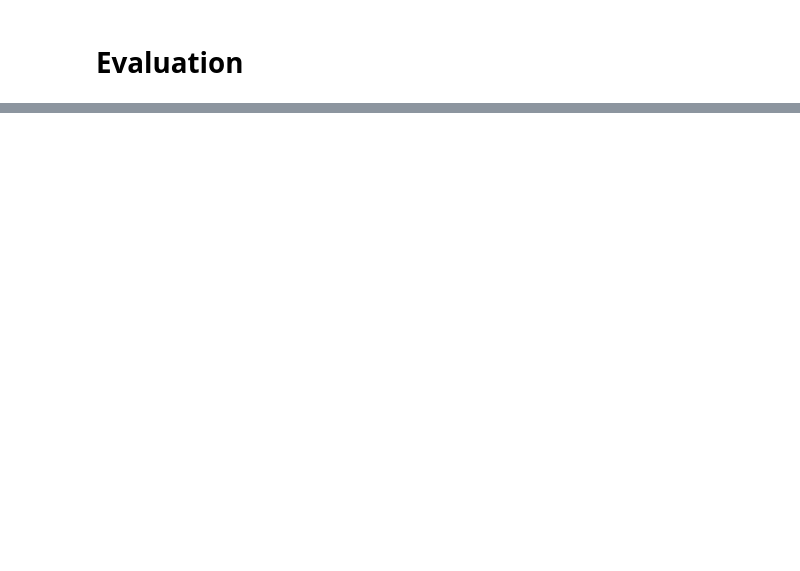
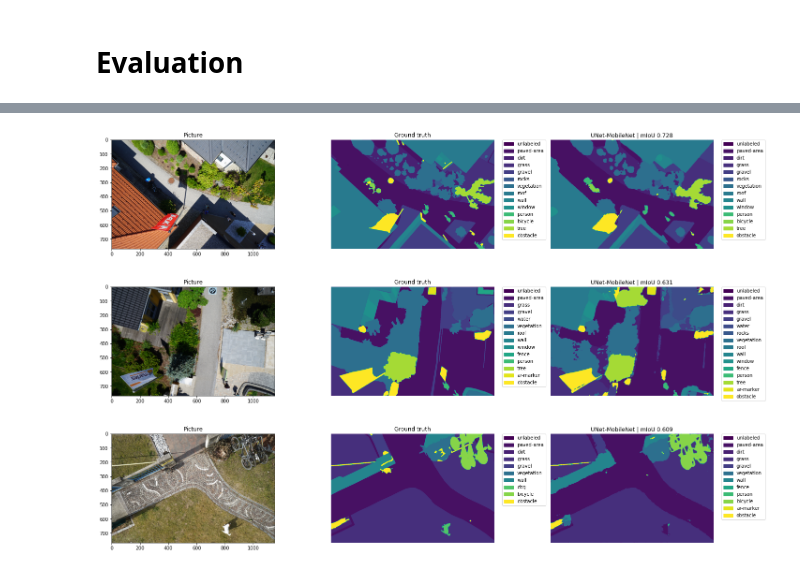
Before and after one commit to yann-ro/deep-aerial, a Jupyter notebook: drone-image-segmentation.ipynb, the cells around one changed output, grey strips where cells are left out. Drawn from its saved outputs; the diff is of its cells as text; code cells hidden in the pictures; blank space fills up the shorter version.

```diff
--- a/drone-image-segmentation.ipynb
+++ b/drone-image-segmentation.ipynb
@@ -481,0 +462,36 @@ ax3.set_axis_off()
+# %%
+def plot_seg_mask(mask, ax, title, labels):
+    im = ax.imshow(mask)
+    ax.set_title(title)
+    ax.set_axis_off()
+
+    label = labels.loc[mask.unique().tolist()].name.to_list()
+    values = np.unique(mask.ravel())
+    colors = [ im.cmap(im.norm(value)) for value in values]
+    patches = [ mpatches.Patch(color=colors[i], label=lab) for i,lab in enumerate(label) ]
+
+    ax.legend(handles=patches, bbox_to_anchor=(1.05, 1), loc=2, borderaxespad=0. )
+
+
+def display_results(i, test_set, model):
+    image1, mask1 = test_set[i]
+    pred_mask1, score1 = predict_image_mask_miou(model, image1, mask1)
+
+    fig, (ax1, ax2, ax3) = plt.subplots(1,3, figsize=(20,10))
+    ax1.imshow(image1)
+    ax1.set_title('Picture')
+
+    plot_seg_mask(mask1, ax2, "Ground truth", label)
+    plot_seg_mask(pred_mask1, ax3, 'UNet-MobileNet | mIoU {:.3f}'.format(score1), label)
+
+    fig.tight_layout()
+# %%
+label = pd.read_csv("data/class_dict_seg.csv")
+
+display_results(2, test_set, model)
+display_results(4, test_set, model)
+display_results(6, test_set, model)
+# %% [output]
+[figure, added]
+[figure, added]
+[figure, added]
```
Also changed, not shown: parts of 12 cells of this notebook.
